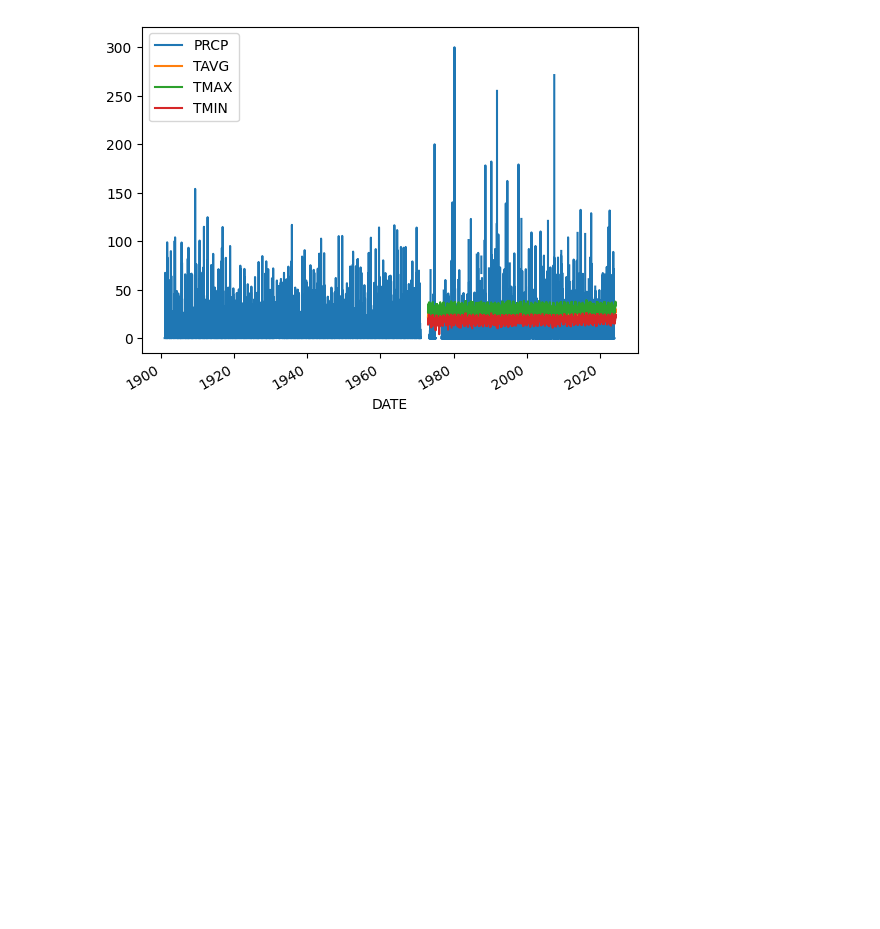
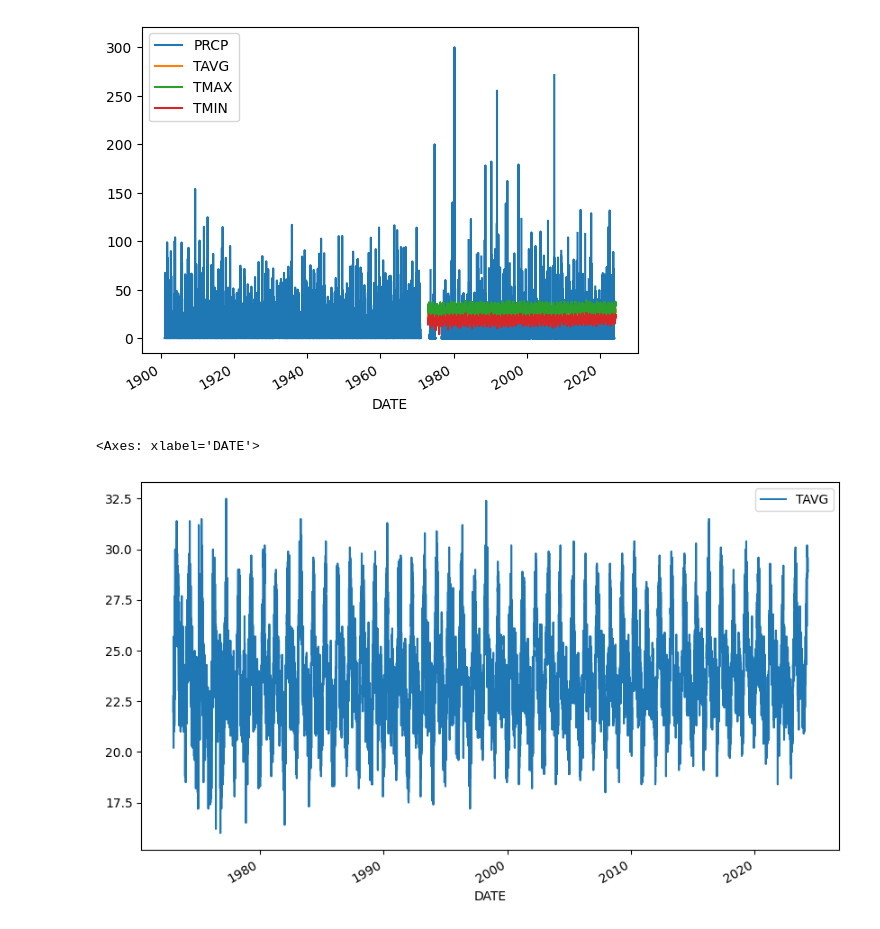
Before and after one commit to cu-esiil-edu/gauravchakrabarty.github.io, a Jupyter notebook: Timeseries_Bangalore.ipynb, the cells around one changed output. Saved outputs shown, nothing was run; the diff lists cells and outputs as text; code cells hidden in the pictures; blank space fills up the shorter version.

```diff
--- a/Timeseries_Bangalore.ipynb
+++ b/Timeseries_Bangalore.ipynb
@@ -26,7 +28,9 @@ import pandas as pd
 # %%
 bng_ind_url = ('https://www.ncei.noaa.gov/access/services/da'
-'ta/v1?dataset=daily-summaries&dataTypes=TAVG,TMAX,TMIN,PRCP&stations=IN009010100&startDate=1901-01-01&endDate=2024-04-15&includeStationName=true&includeStation'
-'Location=1&units=metric')
+    'ta/v1?dataset=daily-summaries&dataTypes=TAVG,TMAX,TMIN,'
+    'PRCP&stations=IN009010100&startDate=1901-01-01&endDate=2024-04-15'
+    '&includeStationName=true&includeStation'
+    'Location=1&units=metric')
 bng_ind_url
 # %% [output]
 'https://www.ncei.noaa.gov/access/services/data/v1?dataset=daily-summaries&dataTypes=TAVG,TMAX,TMIN,PRCP&stations=IN009010100&startDate=1901-01-01&endDate=2024-04-15&includeStationName=true&includeSta ...
@@ -72,3 +76,9 @@ bgl_ind_df.plot()
 # %% [output]
 <Axes: xlabel='DATE'>
 [figure]
+# %%
+# Plot the temperature vs time
+bgl_ind_df.plot(y='TAVG', figsize=(10,6))
+# %% [output]
+<Axes: xlabel='DATE'>
+[figure, added]
```
Also changed, not shown: parts of 8 cells of this notebook.
